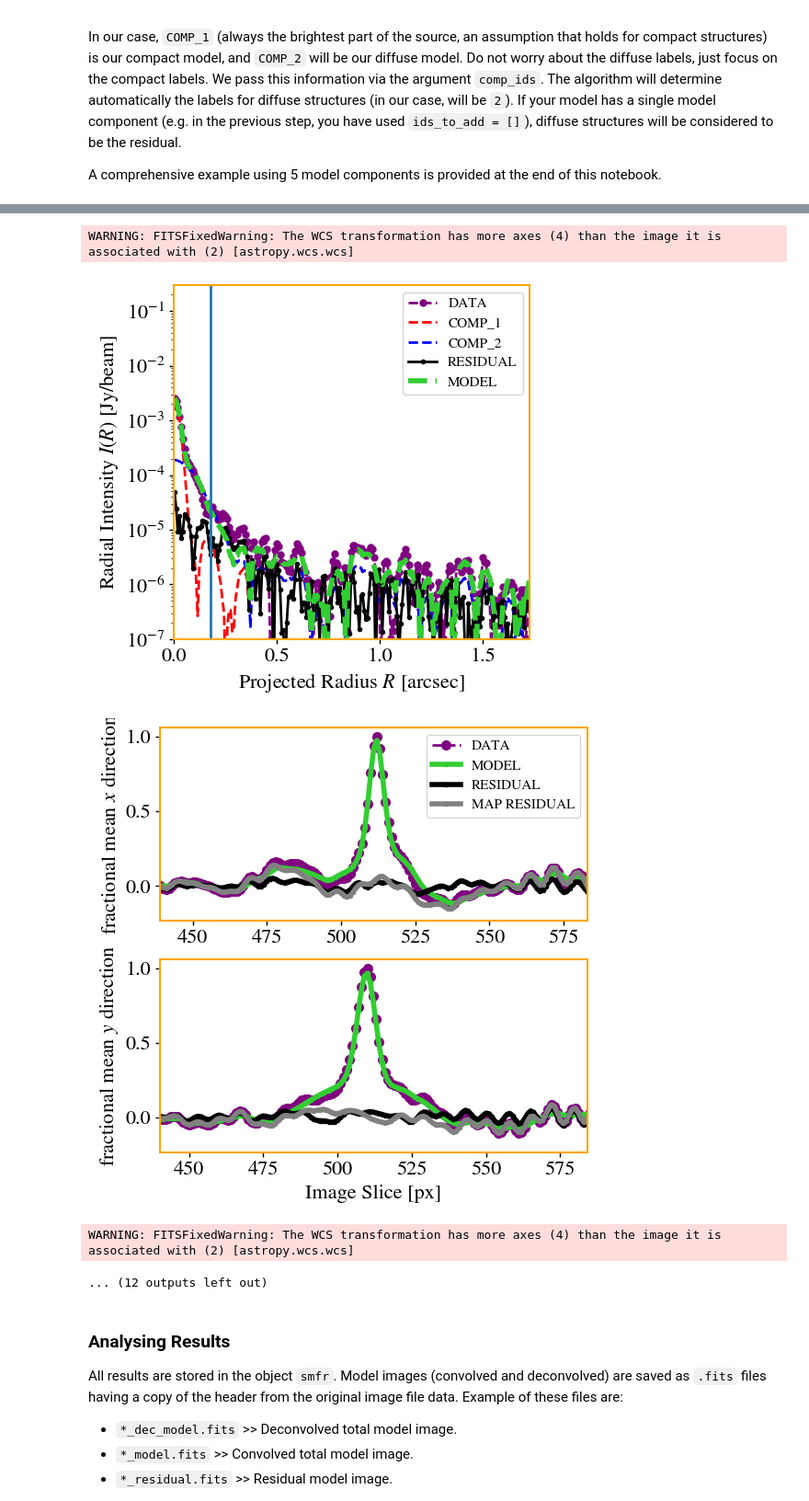
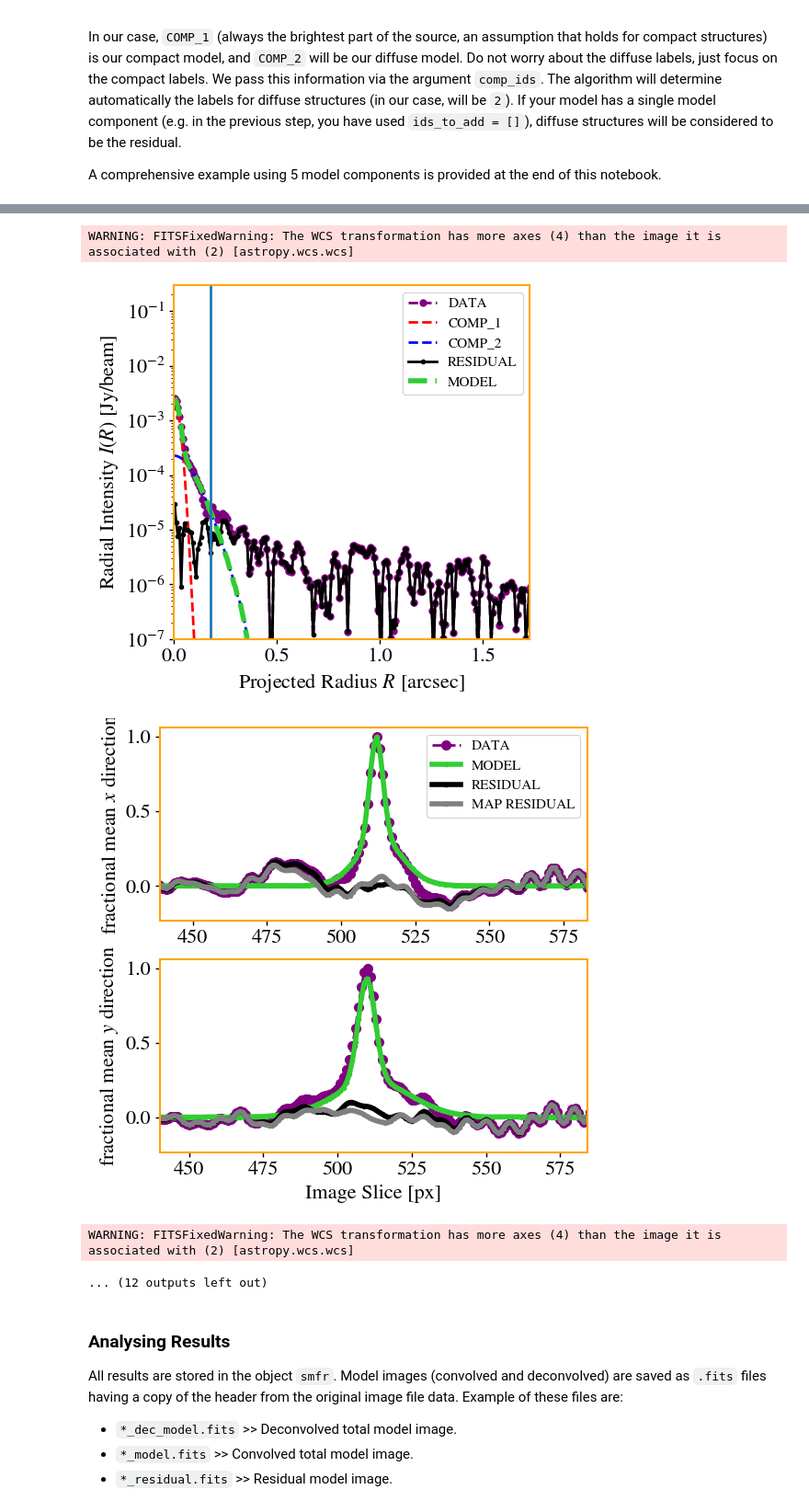
Before and after one commit to lucatelli/morphen_dev, a Jupyter notebook: morphen_sersic.ipynb, the cells around one changed output, grey strips where cells are left out. Shown at 92% size. Cells and saved outputs as stored; diff of their text form; code cells hidden in the pictures.

```diff
--- a/morphen_sersic.ipynb
+++ b/morphen_sersic.ipynb
@@ -411,7 +412,7 @@ A comprehensive example using 5 model components is provided at the end of this
 # %%
 smfr = mp.sersic_multifit_radio(input_data,
                                 SE, #source extraction object, from previous step
-                                which_residual = 'natural', #natural or shuffled (natural is experimental!)
+                                which_residual = 'shuffled', #natural or shuffled (natural is experimental!)
                                 fix_geometry=True, #for stability purposes, keep True for now.
                                 comp_ids=['1'],# which component label is compact?
                                 dr_fix=[5,50,5,100,100,100],#for each component, radial element size to fix (x0,y0) positions
@@ -458,6 +459,6 @@ WARNING: FITSFixedWarning: The WCS transformation has more axes (4) than the ima
 WARNING: FITSFixedWarning: The WCS transformation has more axes (4) than the image it is associated with (2) [astropy.wcs.wcs]
-[figure, old version]
+[figure, new version]
-[figure, old version]
+[figure, new version]
 WARNING: FITSFixedWarning: The WCS transformation has more axes (4) than the image it is associated with (2) [astropy.wcs.wcs]
 ... (12 outputs left out)
 # %% [markdown]
```
Also changed, not shown: parts of 46 cells of this notebook.
